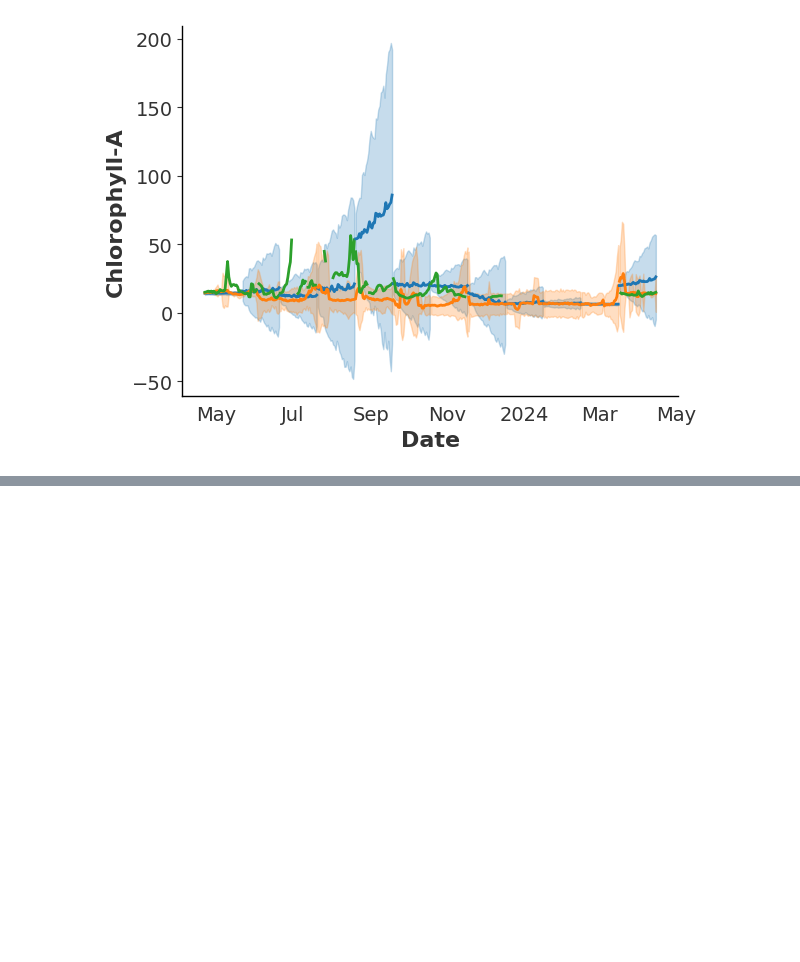
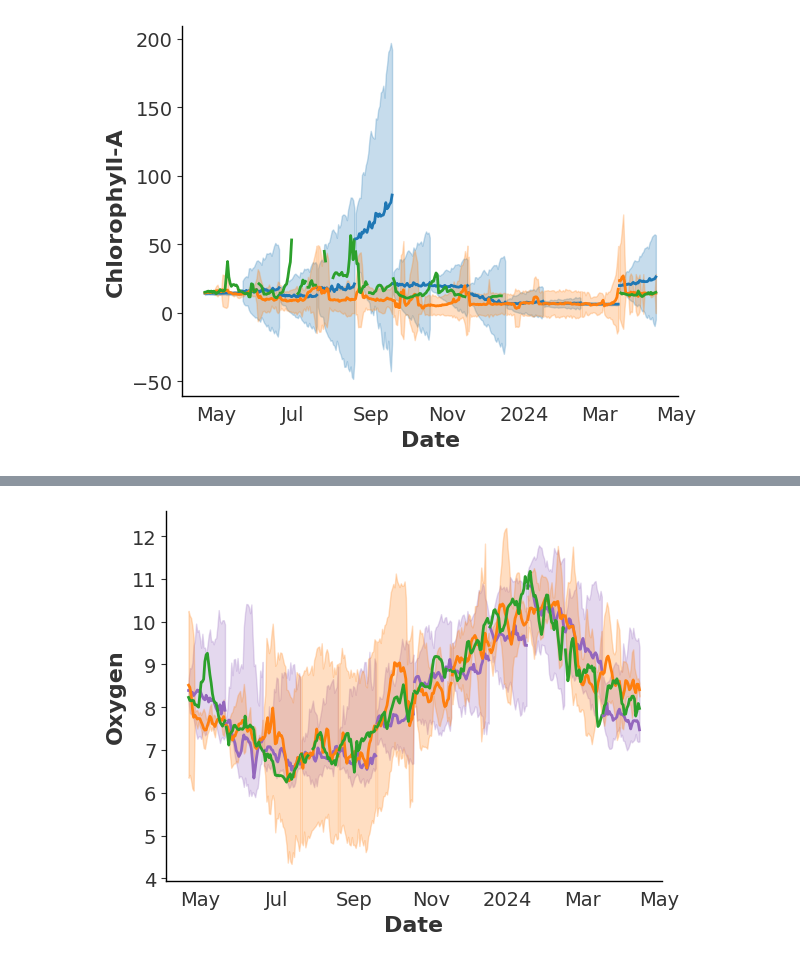
Before and after one commit to boettiger-lab/neon4cast-darts-ml, a Jupyter notebook: individual_forecast_plots.ipynb, the cells around one changed output, grey strips where cells are left out. Saved outputs shown, nothing was run; the diff lists cells and outputs as text; code cells hidden in the pictures; blank space fills up the shorter version.

```diff
--- a/individual_forecast_plots.ipynb
+++ b/individual_forecast_plots.ipynb
@@ -191,0 +205,22 @@ for date in dates:
+# %%
+site_id = 'FLNT'
+model = 'DLinear'
+id_list=[0,]
+target_variable = 'oxygen'
+dates = best_performers_dfs['oxygen']['inter']['date'].unique()
+
+for date in dates:
+    try:
+        plot_forecast(
+            date,
+            targets,
+            site_id,
+            target_variable,
+            model,
+            id_list,
+            s3_dict=s3_dict,
+        )
+    except:
+        pass
+# %% [output]
+[figure, added]
```
Also changed, not shown: parts of 18 cells of this notebook, 5 other files.
